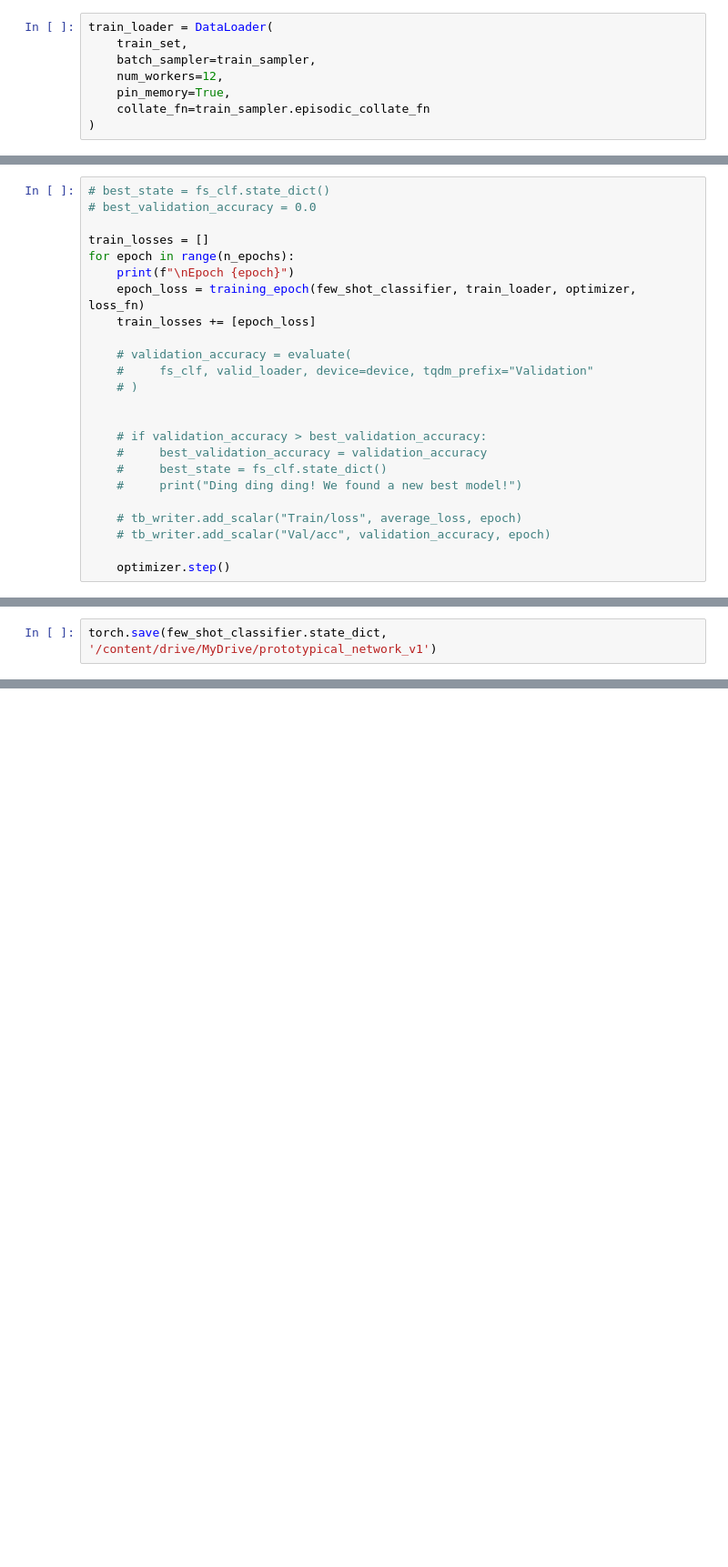
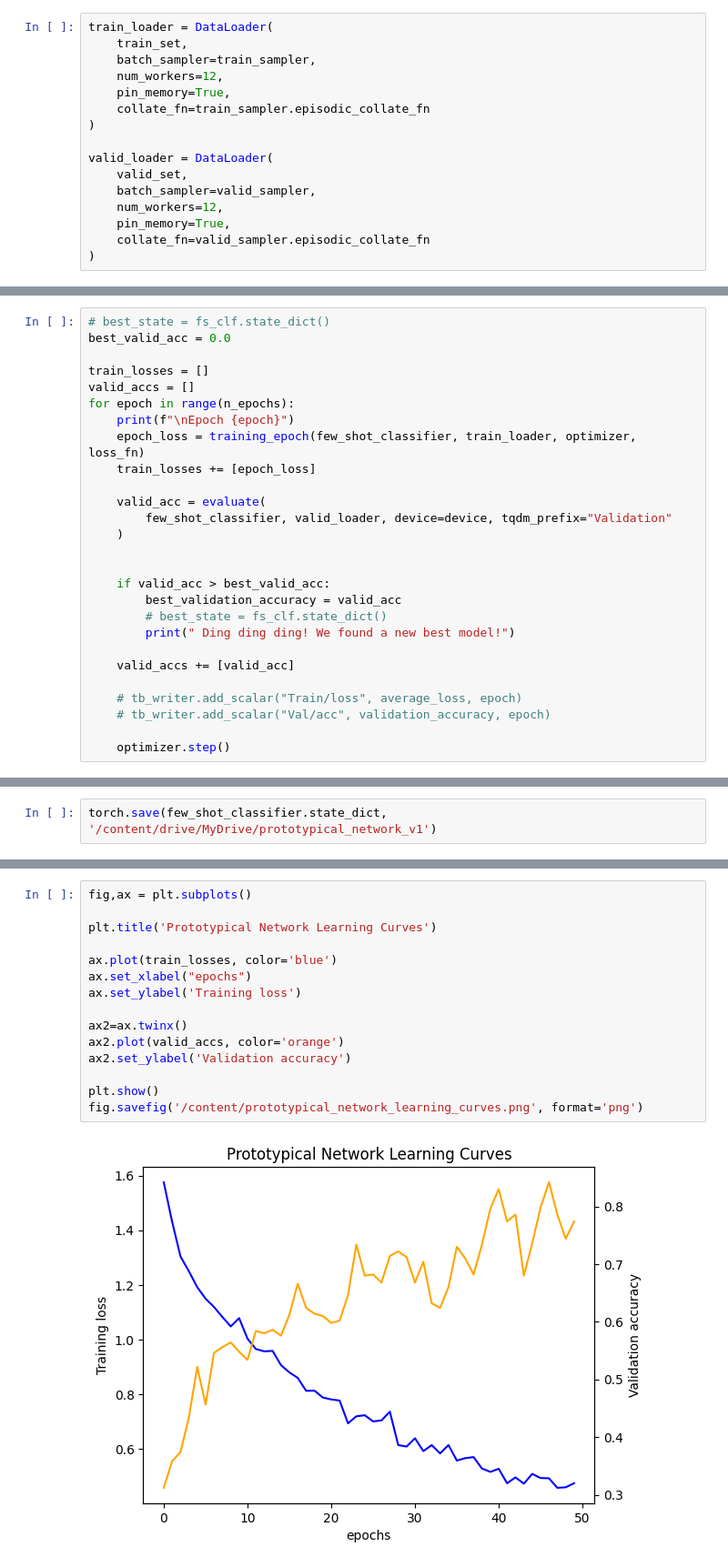
Before and after one commit to jwells52/creating-ai-enabled-systems, a Jupyter notebook: Research Project/notebooks/FSL_training.ipynb, the cells around one changed output, grey strips where cells are left out. Shown at 91% size. Drawn from its saved outputs; the diff is of its cells as text; blank space fills up the shorter version.

```diff
--- a/Research Project/notebooks/FSL_training.ipynb
+++ b/Research Project/notebooks/FSL_training.ipynb
@@ -157,6 +188,14 @@ train_loader = DataLoader(
     pin_memory=True,
     collate_fn=train_sampler.episodic_collate_fn
 )
+
+valid_loader = DataLoader(
+    valid_set,
+    batch_sampler=valid_sampler,
+    num_workers=12,
+    pin_memory=True,
+    collate_fn=valid_sampler.episodic_collate_fn
+)
 # %%
 n_epochs = 50
 learning_rate = 1e-2
@@ -205,23 +244,26 @@ def training_epoch(
 ### Train network
 # %%
 # best_state = fs_clf.state_dict()
-# best_validation_accuracy = 0.0
+best_valid_acc = 0.0
 
 train_losses = []
+valid_accs = []
 for epoch in range(n_epochs):
     print(f"\nEpoch {epoch}")
     epoch_loss = training_epoch(few_shot_classifier, train_loader, optimizer, loss_fn)
     train_losses += [epoch_loss]
 
-    # validation_accuracy = evaluate(
-    #     fs_clf, valid_loader, device=device, tqdm_prefix="Validation"
-    # )
+    valid_acc = evaluate(
+        few_shot_classifier, valid_loader, device=device, tqdm_prefix="Validation"
+    )
 
 
-    # if validation_accuracy > best_validation_accuracy:
-    #     best_validation_accuracy = validation_accuracy
-    #     best_state = fs_clf.state_dict()
-    #     print("Ding ding ding! We found a new best model!")
+    if valid_acc > best_valid_acc:
+        best_validation_accuracy = valid_acc
+        # best_state = fs_clf.state_dict()
+        print(" Ding ding ding! We found a new best model!")
+
+    valid_accs += [valid_acc]
 
     # tb_writer.add_scalar("Train/loss", average_loss, epoch)
     # tb_writer.add_scalar("Val/acc", validation_accuracy, epoch)
@@ -274,0 +310,17 @@ tensor([[[[0.4667, 0.4667, 0.4824,  ..., 0.3843, 0.3922, 0.3804],
+# %%
+fig,ax = plt.subplots()
+
+plt.title('Prototypical Network Learning Curves')
+
+ax.plot(train_losses, color='blue')
+ax.set_xlabel("epochs")
+ax.set_ylabel('Training loss')
+
+ax2=ax.twinx()
+ax2.plot(valid_accs, color='orange')
+ax2.set_ylabel('Validation accuracy')
+
+plt.show()
+fig.savefig('/content/prototypical_network_learning_curves.png', format='png')
+# %% [output]
+[figure, added]
```
Also changed, not shown: parts of 18 cells of this notebook.
